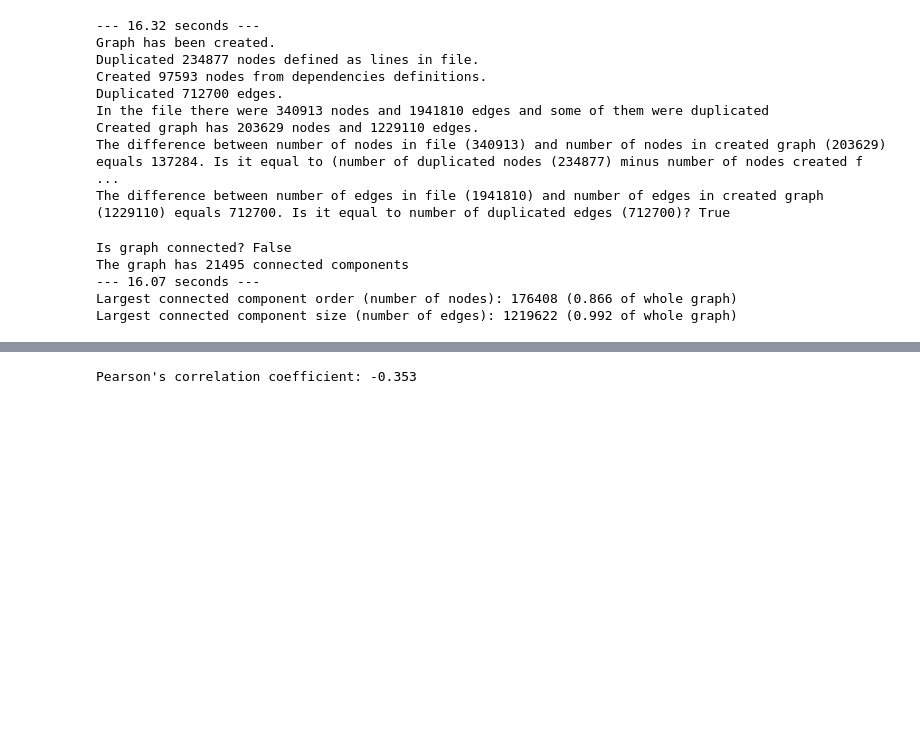
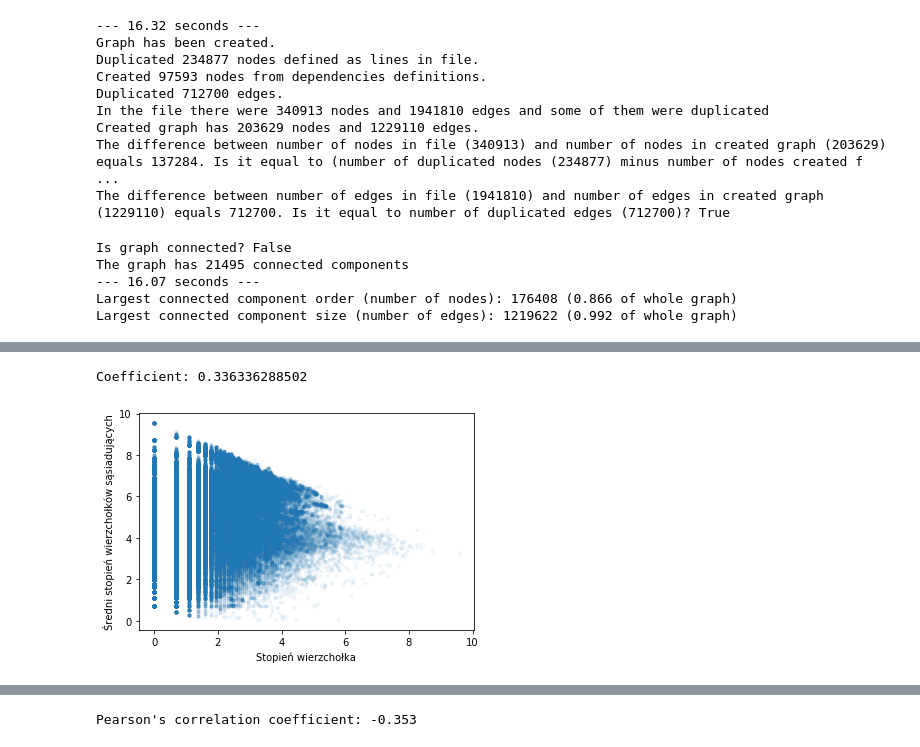
Before and after one commit to michalzurek/maven-artifacts-dependencies, a Jupyter notebook: maven-artifacts-dependencies.ipynb, the cells around one changed output, grey strips where cells are left out. Cells and saved outputs as stored; diff of their text form; code cells hidden in the pictures; blank space fills up the shorter version.

```diff
--- a/maven-artifacts-dependencies.ipynb
+++ b/maven-artifacts-dependencies.ipynb
@@ -121,0 +127,8 @@ plt.show()
+# %%
+from math import log
+x_deg_log = list(map(log, node_deg))
+y_avg_log = list(map(log, neighbors_avg_deg))
+print(x_deg_log[:10])
+# %% [output]
+Coefficient: 0.336336288502
+[figure, added]
```
Also changed, not shown: parts of 5 cells of this notebook.
